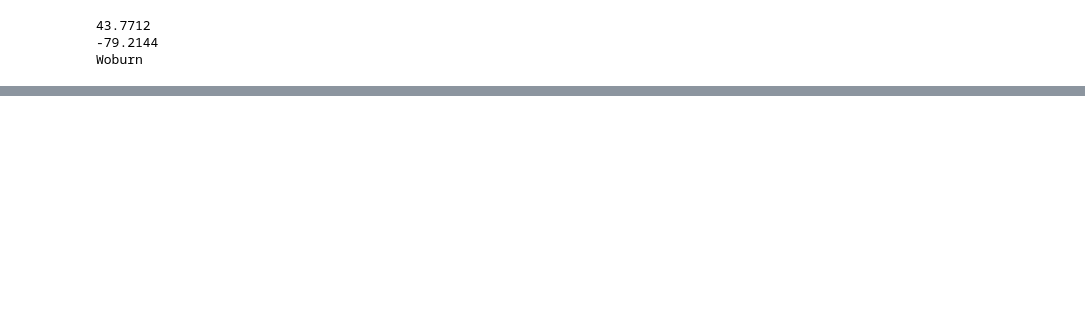
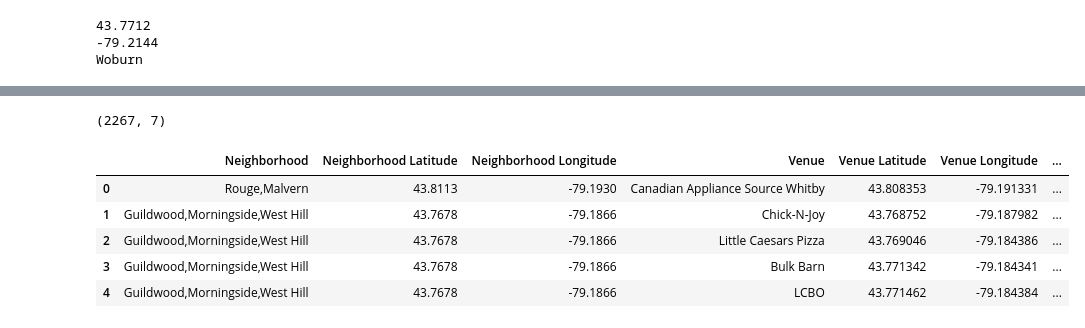
Before and after one commit to dj0024javia/DS_Capstone_repo, a Jupyter notebook: capstone project week 3 cluster toronto.ipynb, the cells around one changed output, grey strips where cells are left out. Drawn from its saved outputs; the diff is of its cells as text; code cells hidden in the pictures; blank space fills up the shorter version.

```diff
--- a/capstone project week 3 cluster toronto.ipynb
+++ b/capstone project week 3 cluster toronto.ipynb
@@ -108,0 +203,13 @@ print(results)
+# %%
+test_df.shape
+# %% [output]
+(2267, 7)
+# %%
+test_df.head()
+# %% [output]
+|  | Neighborhood | Neighborhood Latitude | Neighborhood Longitude | Venue | Venue Latitude | Venue Longitude | ... |
+| 0 | Rouge,Malvern | 43.8113 | -79.1930 | Canadian Appliance Source Whitby | 43.808353 | -79.191331 | ... |
+| 1 | Guildwood,Morningside,West Hill | 43.7678 | -79.1866 | Chick-N-Joy | 43.768752 | -79.187982 | ... |
+| 2 | Guildwood,Morningside,West Hill | 43.7678 | -79.1866 | Little Caesars Pizza | 43.769046 | -79.184386 | ... |
+| 3 | Guildwood,Morningside,West Hill | 43.7678 | -79.1866 | Bulk Barn | 43.771342 | -79.184341 | ... |
+| 4 | Guildwood,Morningside,West Hill | 43.7678 | -79.1866 | LCBO | 43.771462 | -79.184384 | ... |
```
Also changed, not shown: parts of 21 cells of this notebook.
